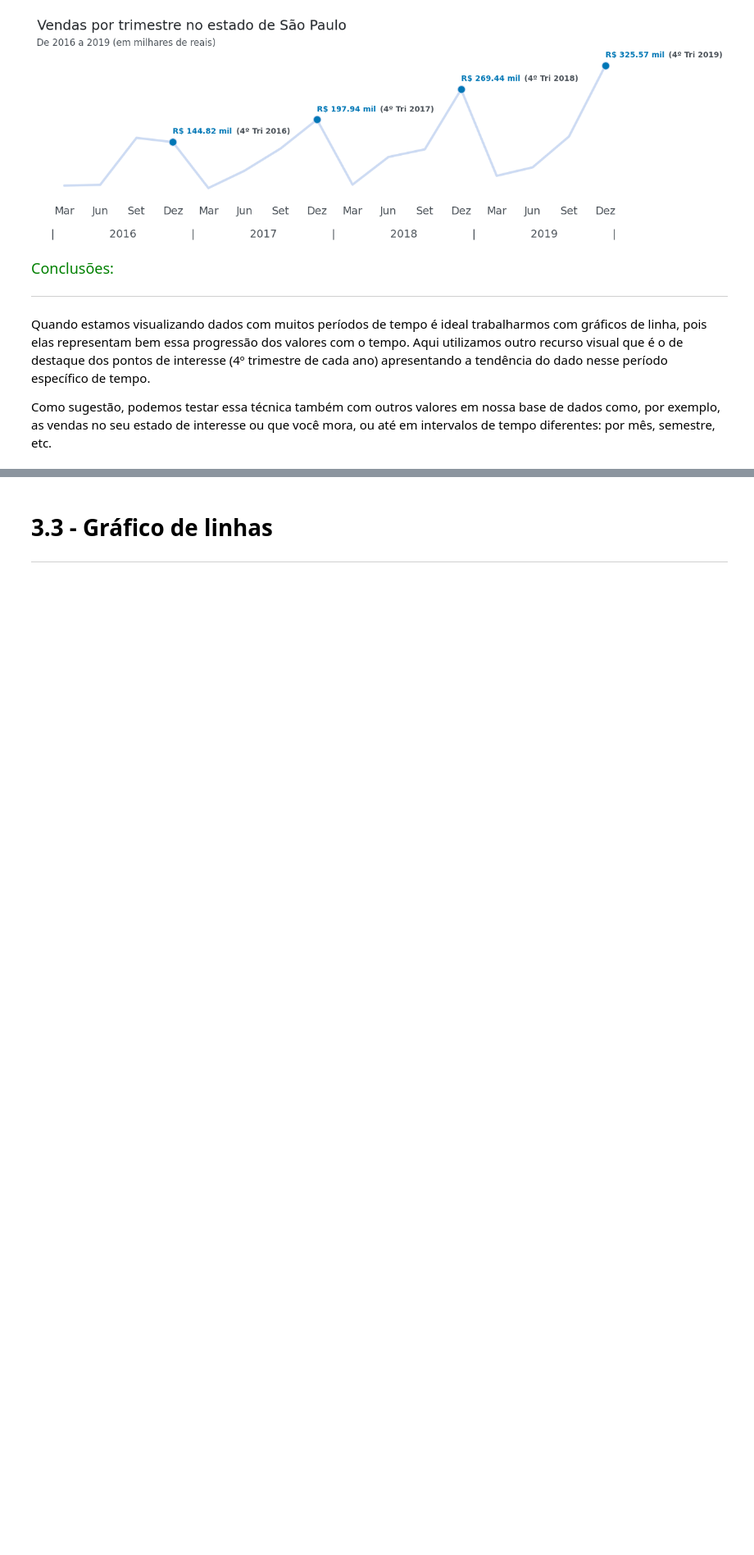
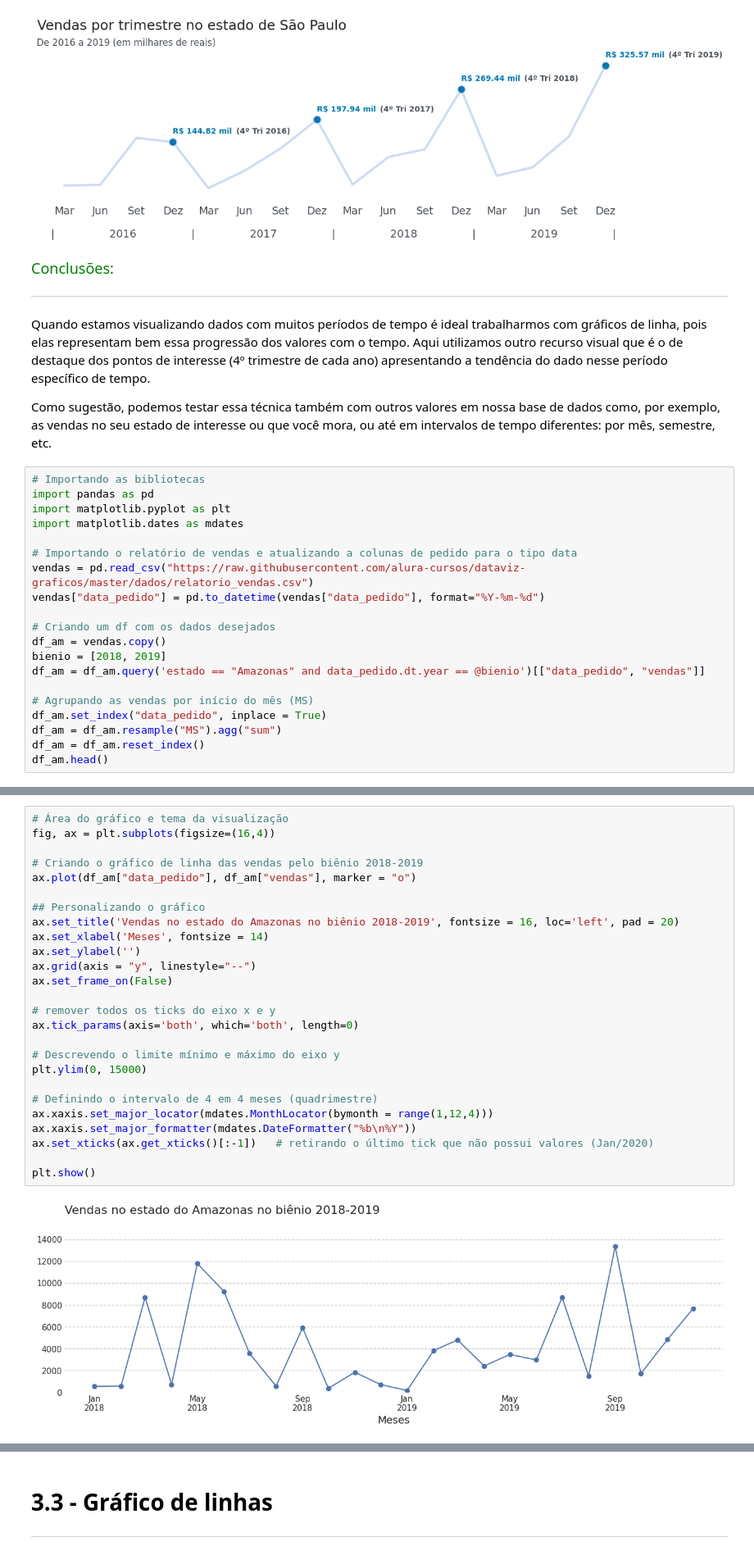
Before and after one commit to ClaytonPavani/python_dados_avancado, a Jupyter notebook: data_visualization_projeto_final.ipynb, the cells around one changed output, grey strips where cells are left out. Shown at 82% size. Cells and saved outputs as stored; diff of their text form; blank space fills up the shorter version.

```diff
--- a/data_visualization_projeto_final.ipynb
+++ b/data_visualization_projeto_final.ipynb
@@ -739,3 +753,23 @@ fig = ax.get_figure()
 Quando estamos visualizando dados com muitos períodos de tempo é ideal trabalharmos com gráficos de linha, pois elas representam bem essa progressão dos valores com o tempo. Aqui utilizamos outro recurso visual que é o de destaque dos pontos de interesse (4º trimestre de cada ano) apresentando a tendência do dado nesse período específico de tempo.
 
 Como sugestão, podemos testar essa técnica também com outros valores em nossa base de dados como, por exemplo, as vendas no seu estado de interesse ou que você mora, ou até em intervalos de tempo diferentes: por mês, semestre, etc.
+# %%
+# Importando as bibliotecas
+import pandas as pd
+import matplotlib.pyplot as plt
+import matplotlib.dates as mdates
+
+# Importando o relatório de vendas e atualizando a colunas de pedido para o tipo data
+vendas = pd.read_csv("https://raw.githubusercontent.com/alura-cursos/dataviz-graficos/master/dados/relatorio_vendas.csv")
+vendas["data_pedido"] = pd.to_datetime(vendas["data_pedido"], format="%Y-%m-%d")
+
+# Criando um df com os dados desejados
+df_am = vendas.copy()
+bienio = [2018, 2019]
+df_am = df_am.query('estado == "Amazonas" and data_pedido.dt.year == @bienio')[["data_pedido", "vendas"]]
+
+# Agrupando as vendas por início do mês (MS)
+df_am.set_index("data_pedido", inplace = True)
+df_am = df_am.resample("MS").agg("sum")
+df_am = df_am.reset_index()
+df_am.head()
@@ -741,0 +783,28 @@ Como sugestão, podemos testar essa técnica também com outros valores em nossa
+# %%
+# Área do gráfico e tema da visualização
+fig, ax = plt.subplots(figsize=(16,4))
+
+# Criando o gráfico de linha das vendas pelo biênio 2018-2019
+ax.plot(df_am["data_pedido"], df_am["vendas"], marker = "o")
+
+## Personalizando o gráfico
+ax.set_title('Vendas no estado do Amazonas no biênio 2018-2019', fontsize = 16, loc='left', pad = 20)
+ax.set_xlabel('Meses', fontsize = 14)
+ax.set_ylabel('')
+ax.grid(axis = "y", linestyle="--")
+ax.set_frame_on(False)
+
+# remover todos os ticks do eixo x e y
+ax.tick_params(axis='both', which='both', length=0)
+
+# Descrevendo o limite mínimo e máximo do eixo y
+plt.ylim(0, 15000)
+
+# Definindo o intervalo de 4 em 4 meses (quadrimestre)
+ax.xaxis.set_major_locator(mdates.MonthLocator(bymonth = range(1,12,4)))
+ax.xaxis.set_major_formatter(mdates.DateFormatter("%b\n%Y"))
+ax.set_xticks(ax.get_xticks()[:-1])   # retirando o último tick que não possui valores (Jan/2020)
+
+plt.show()
+# %% [output]
+[figure, added]
```
Also changed, not shown: parts of 11 cells of this notebook.
